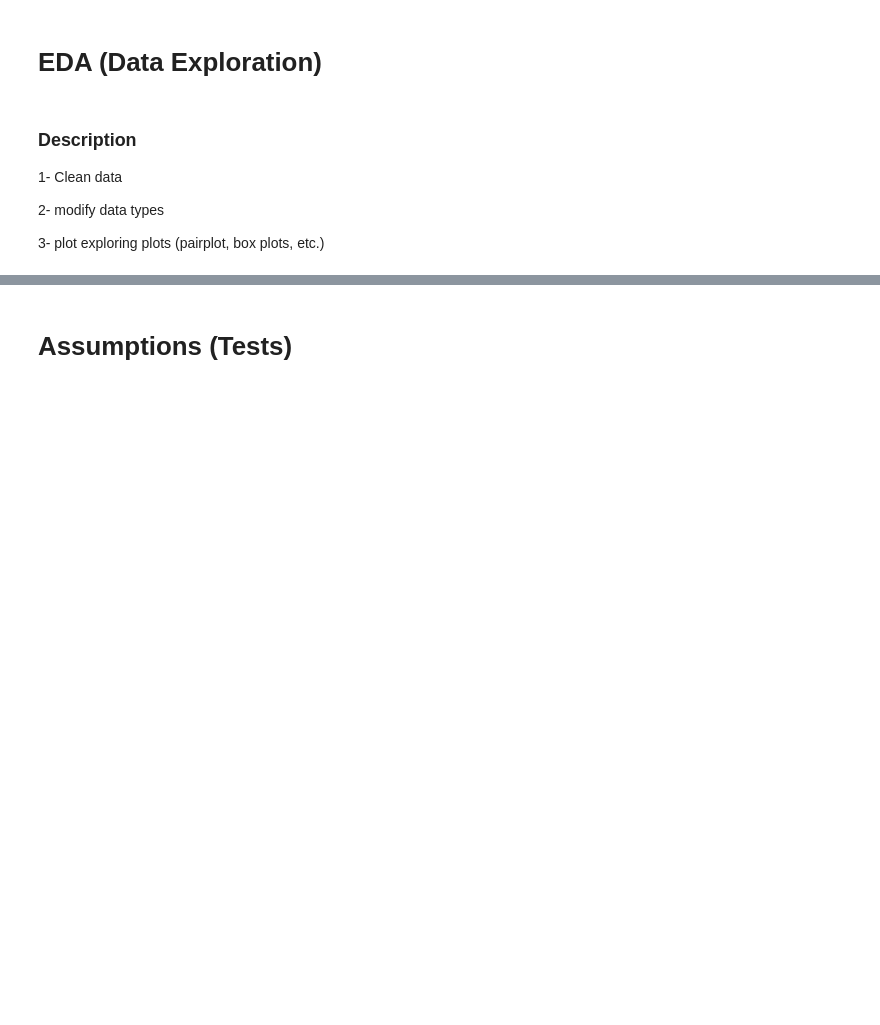
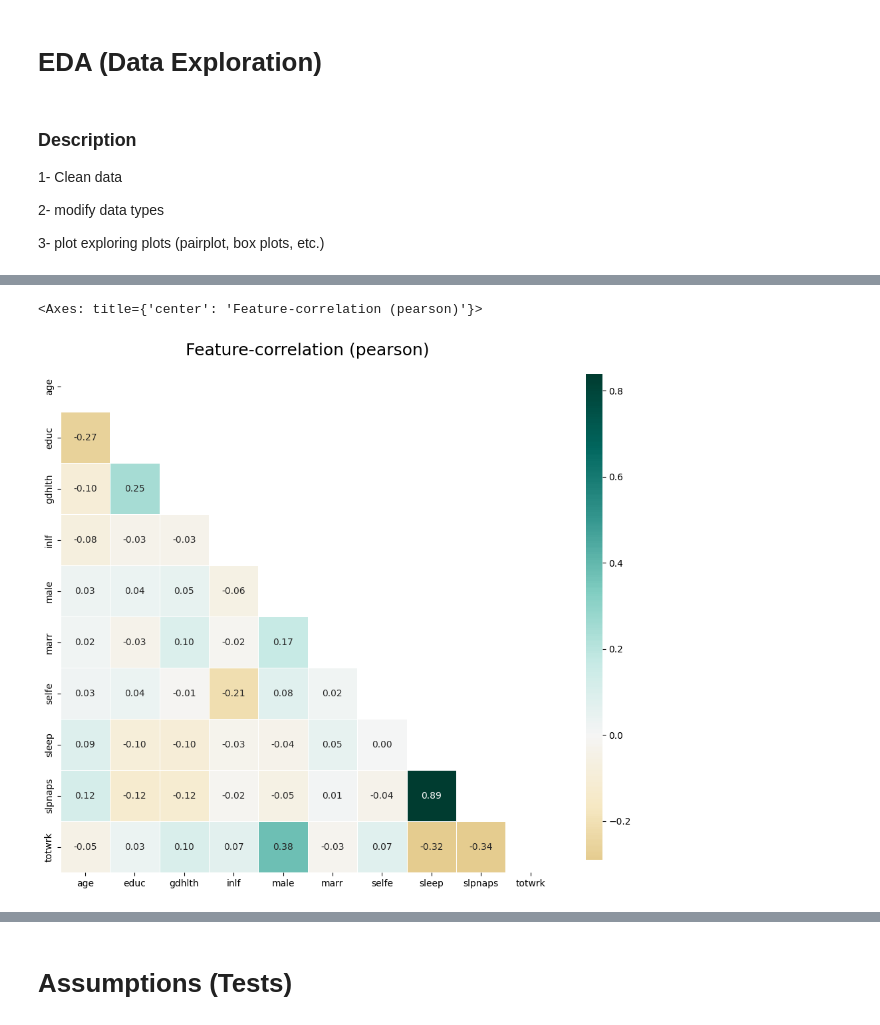
Before and after one commit to ahmostafa147/Math189-project, a Jupyter notebook: workplace.ipynb, the cells around one changed output, grey strips where cells are left out. Cells and saved outputs as stored; diff of their text form; code cells hidden in the pictures; blank space fills up the shorter version.

```diff
--- a/workplace.ipynb
+++ b/workplace.ipynb
@@ -96,0 +147,6 @@ Name: gdhlth, Length: 706, dtype: int64
+# %%
+##heatmap(correlation)
+klib.corr_plot(df)
+# %% [output]
+<Axes: title={'center': 'Feature-correlation (pearson)'}>
+[figure, added]
```
Also changed, not shown: parts of 21 cells of this notebook.
